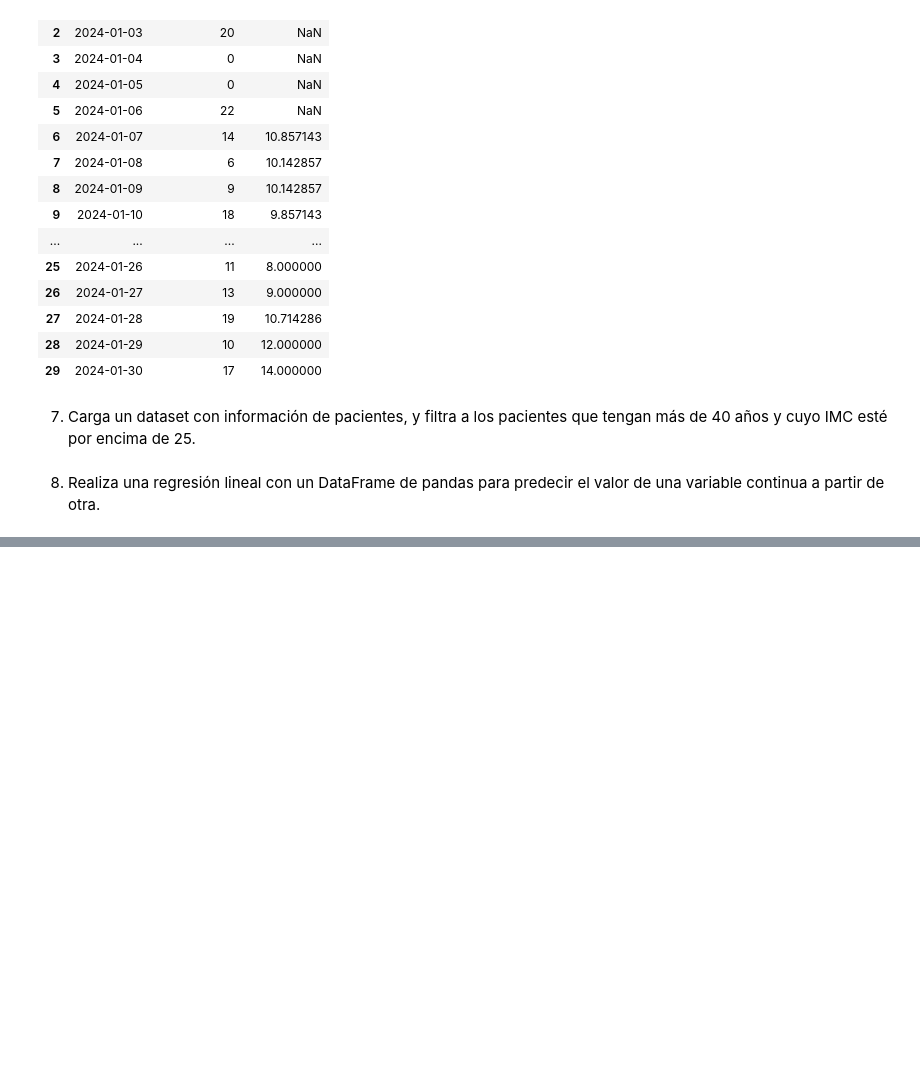
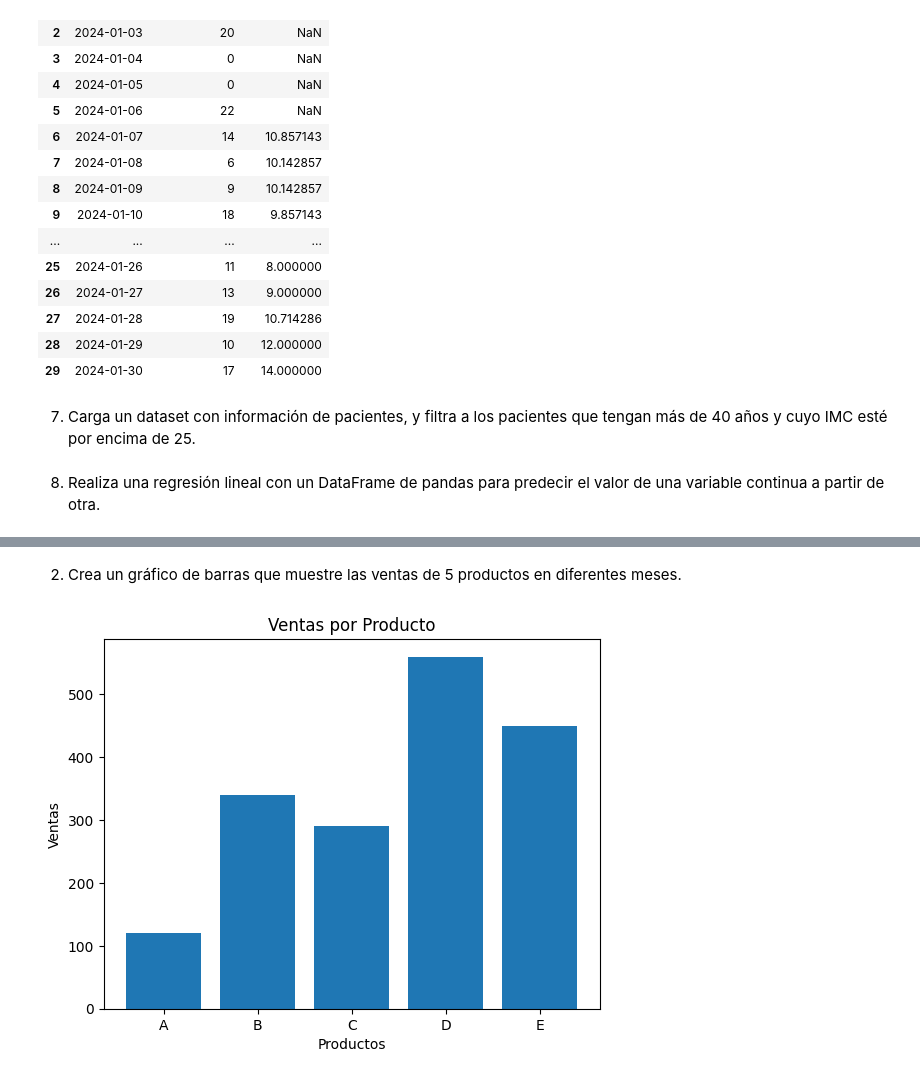
Before and after one commit to itsFDavid/Simulacion, a Jupyter notebook: Practices/Practices.ipynb, the cells around one changed output, grey strips where cells are left out. Saved outputs shown, nothing was run; the diff lists cells and outputs as text; code cells hidden in the pictures; blank space fills up the shorter version.

```diff
--- a/Practices/Practices.ipynb
+++ b/Practices/Practices.ipynb
@@ -248,0 +266,12 @@ Coeficiente: [[0.6]], Intercepto: [2.2]
+# %% [markdown]
+2. Crea un gráfico de barras que muestre las ventas de 5 productos en diferentes meses.
+# %%
+productos = ['A', 'B', 'C', 'D', 'E']
+ventas = [120, 340, 290, 560, 450]
+plt.bar(productos, ventas)
+plt.xlabel('Productos')
+plt.ylabel('Ventas')
+plt.title('Ventas por Producto')
+plt.show()
+# %% [output]
+[figure, added]
```
Also changed, not shown: parts of 8 cells of this notebook.
